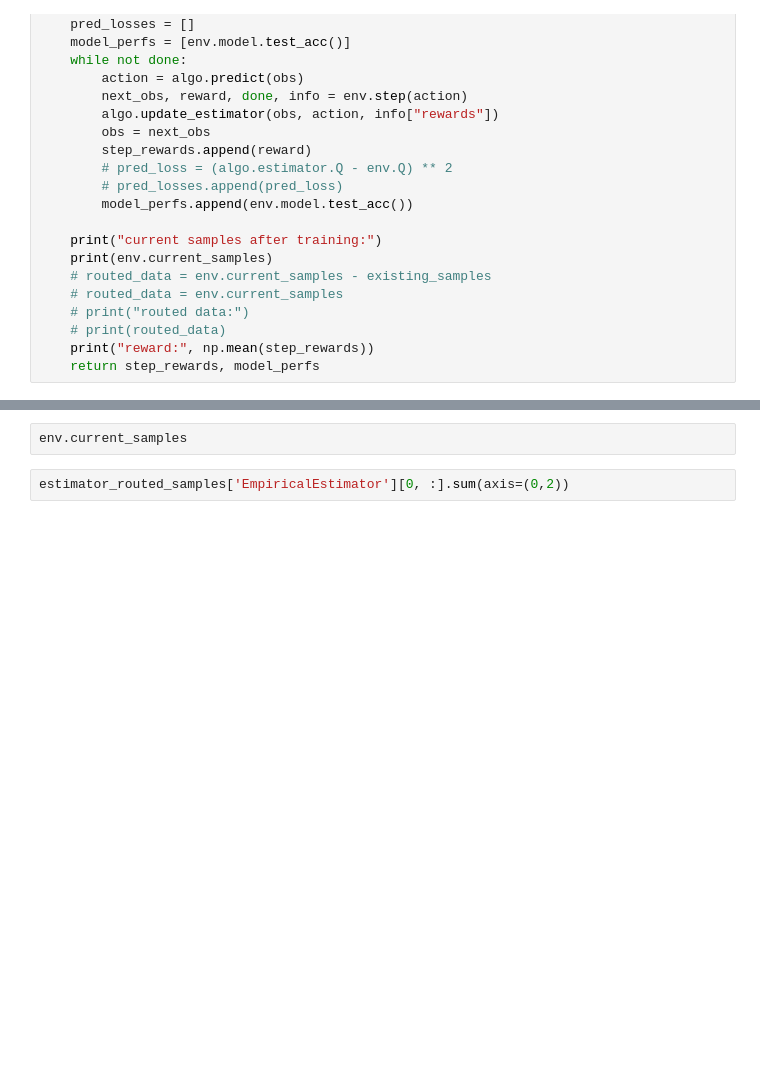
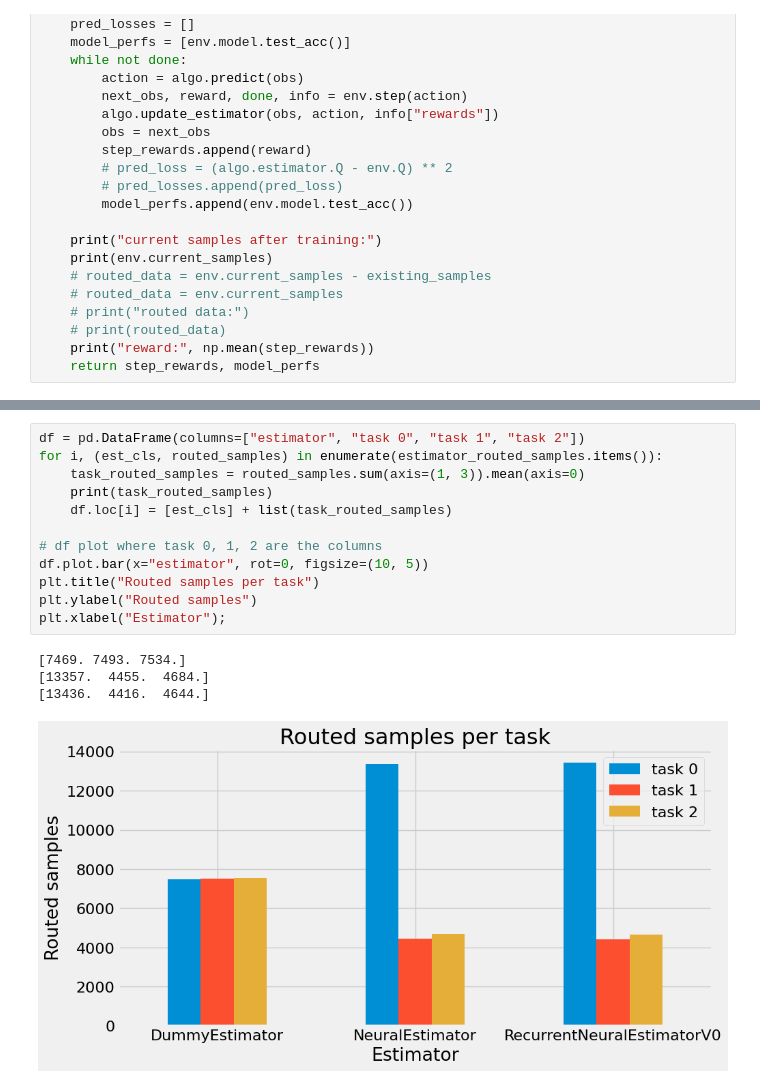
Before and after one commit to vlongle/recsys_data, a Jupyter notebook: main_uniform.ipynb, the cells around one changed output, grey strips where cells are left out. Saved outputs shown, nothing was run; the diff lists cells and outputs as text; blank space fills up the shorter version.

```diff
--- a/main_uniform.ipynb
+++ b/main_uniform.ipynb
@@ -162,7 +203,20 @@ KeyboardInterrupt:
-# %%
-env.current_samples
-# %%
-estimator_routed_samples['EmpiricalEstimator'][0, :].sum(axis=(0,2))
+# %%
+df = pd.DataFrame(columns=["estimator", "task 0", "task 1", "task 2"])
+for i, (est_cls, routed_samples) in enumerate(estimator_routed_samples.items()):
+    task_routed_samples = routed_samples.sum(axis=(1, 3)).mean(axis=0)
+    print(task_routed_samples)
+    df.loc[i] = [est_cls] + list(task_routed_samples)
+
+# df plot where task 0, 1, 2 are the columns
+df.plot.bar(x="estimator", rot=0, figsize=(10, 5))
+plt.title("Routed samples per task")
+plt.ylabel("Routed samples")
+plt.xlabel("Estimator");
+# %% [output]
+[7469. 7493. 7534.]
+[13357.  4455.  4684.]
+[13436.  4416.  4644.]
+[figure, added]
 # %%
 fig, ax = plt.subplots(1, 3, sharex='col', sharey='row', figsize=(16, 5))
 
```
Also changed, not shown: parts of 11 cells of this notebook, 9 other files.
